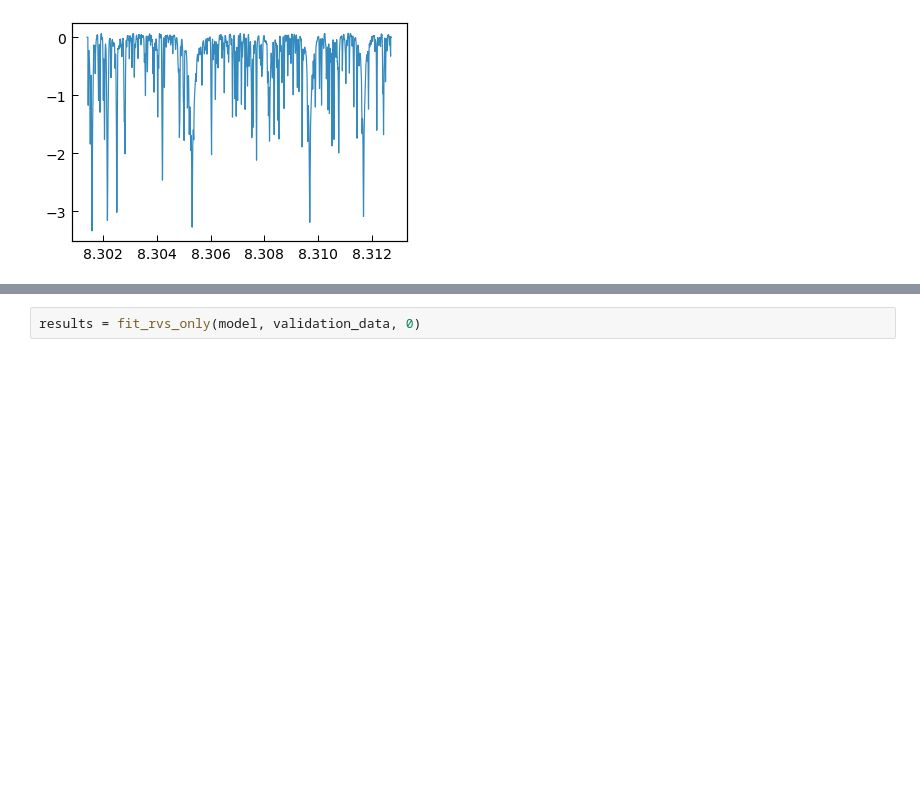
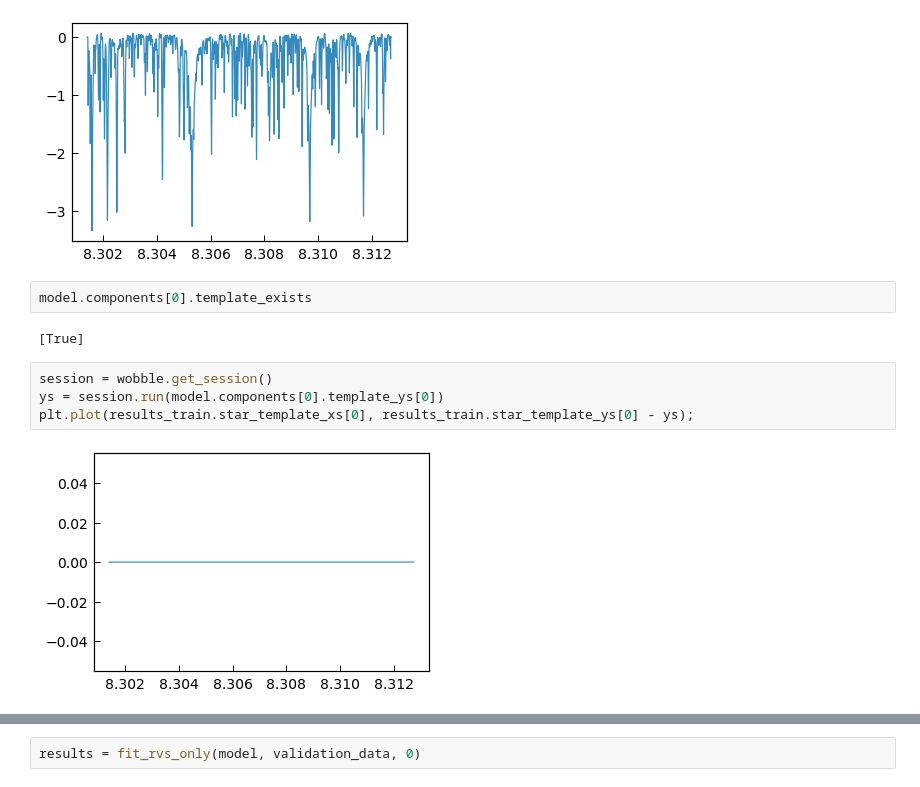
Before and after one commit to megbedell/wobble, a Jupyter notebook: regularization3.ipynb, the cells around one changed output, grey strips where cells are left out. Saved outputs shown, nothing was run; the diff lists cells and outputs as text; blank space fills up the shorter version.

```diff
--- a/regularization3.ipynb
+++ b/regularization3.ipynb
@@ -108,6 +109,16 @@ RuntimeError: Set changed size during iteration
 plt.plot(results_train.star_template_xs[0], results_train.star_template_ys[0]);
 # %% [output]
 [figure]
+# %%
+model.components[0].template_exists
+# %% [output]
+[True]
+# %%
+session = wobble.get_session()
+ys = session.run(model.components[0].template_ys[0])
+plt.plot(results_train.star_template_xs[0], results_train.star_template_ys[0] - ys);
+# %% [output]
+[figure, added]
 # %%
 results_train.star_rvs_block[0] - results_train.bervs
 # %% [output]
```
Also changed, not shown: parts of 7 cells of this notebook.
